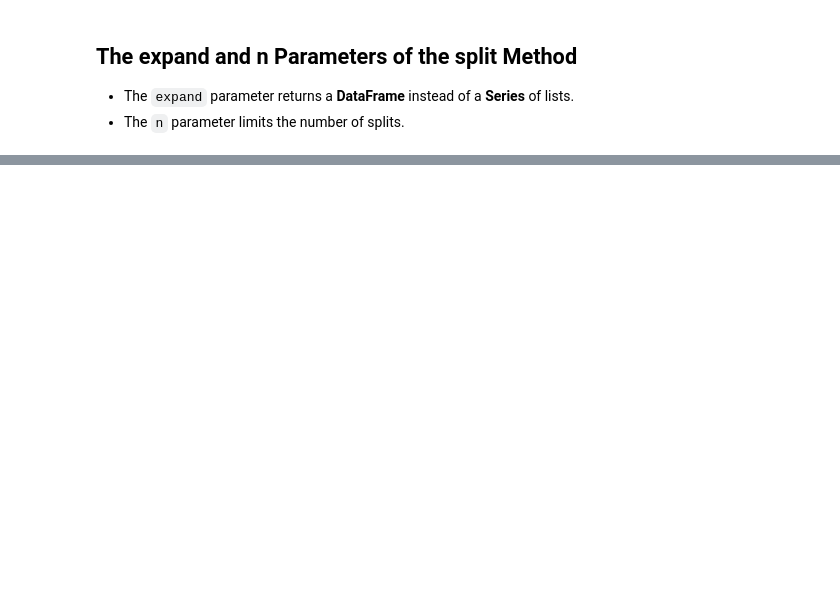
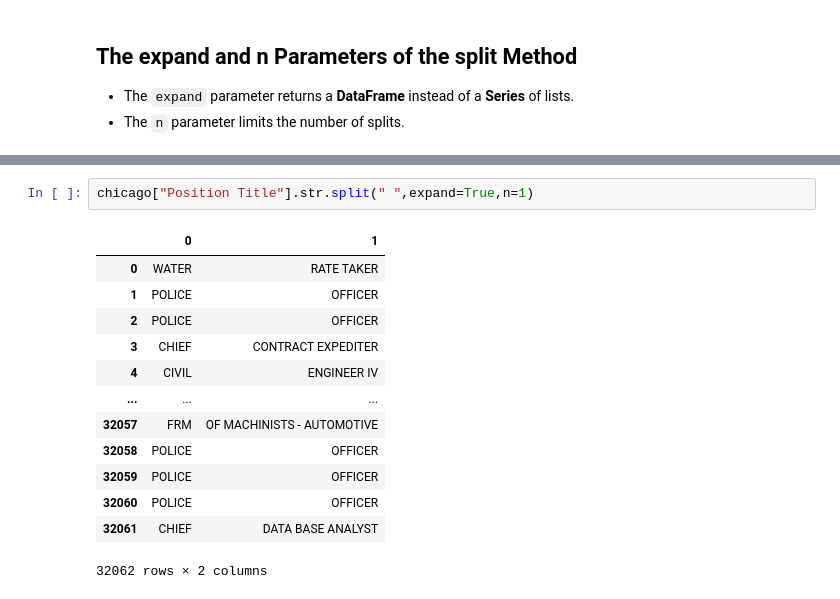
Before and after one commit to bocongamco/jupyter_learning, a Jupyter notebook: 07 - Working with Text Data.ipynb, the cells around one changed output, grey strips where cells are left out. Saved outputs shown, nothing was run; the diff lists cells and outputs as text; blank space fills up the shorter version.

```diff
--- a/07 - Working with Text Data.ipynb
+++ b/07 - Working with Text Data.ipynb
@@ -214,0 +282,16 @@ Index(['AARON,  ELVIA J', 'AARON,  JEFFERY M', 'AARON,  KARINA',
+# %%
+chicago["Position Title"].str.split(" ",expand=True,n=1)
+# %% [output]
+|  | 0 | 1 |
+| 0 | WATER | RATE TAKER |
+| 1 | POLICE | OFFICER |
+| 2 | POLICE | OFFICER |
+| 3 | CHIEF | CONTRACT EXPEDITER |
+| 4 | CIVIL | ENGINEER IV |
+| ... | ... | ... |
+| 32057 | FRM | OF MACHINISTS - AUTOMOTIVE |
+| 32058 | POLICE | OFFICER |
+| 32059 | POLICE | OFFICER |
+| 32060 | POLICE | OFFICER |
+| 32061 | CHIEF | DATA BASE ANALYST |
+32062 rows × 2 columns
```
Also changed, not shown: parts of 9 cells of this notebook.
